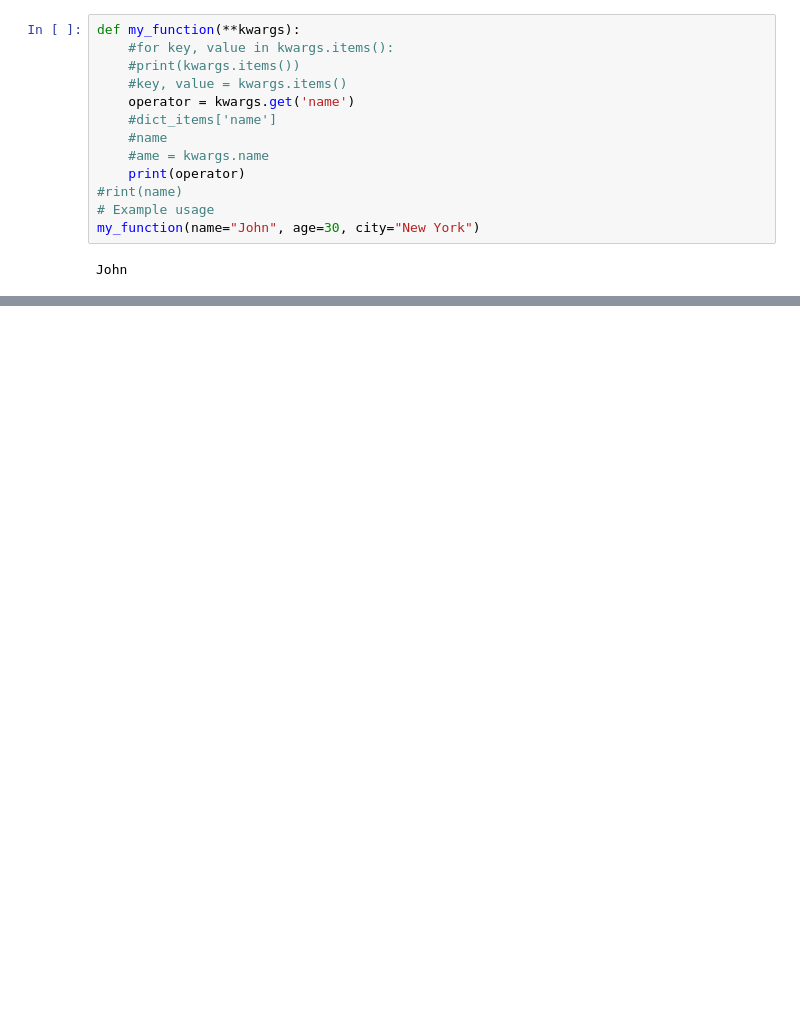
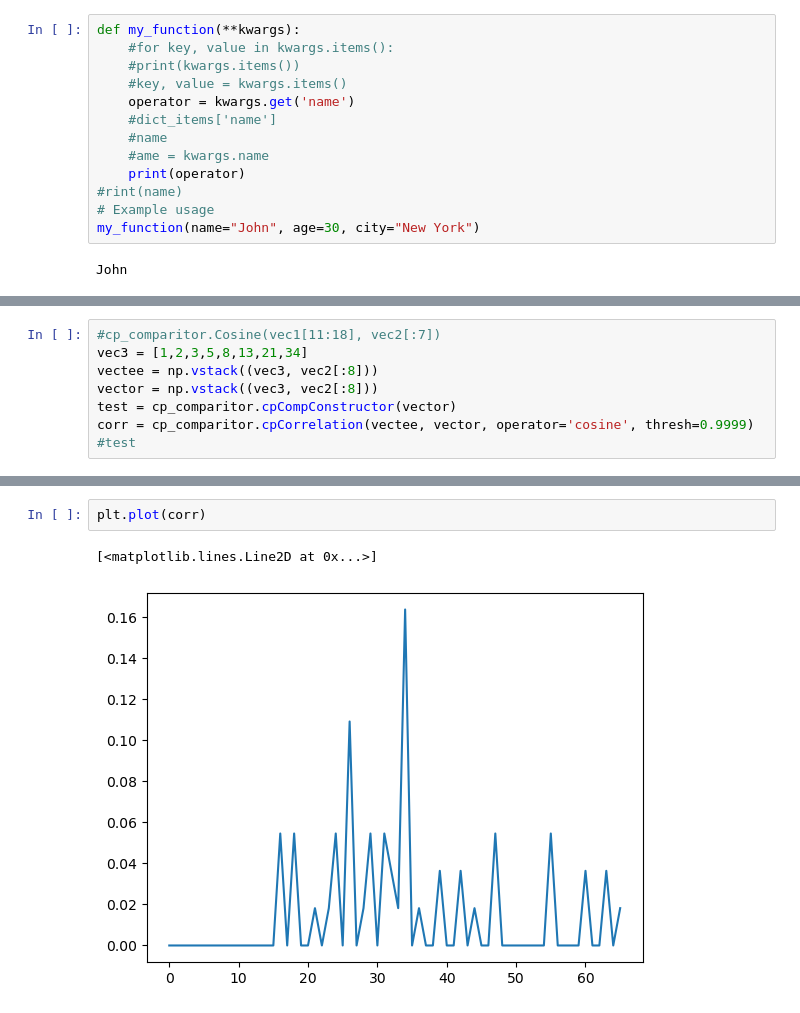
Before and after one commit to phasyn8/different_bayes, a Jupyter notebook: test_functions.ipynb, the cells around one changed output, grey strips where cells are left out. Drawn from its saved outputs; the diff is of its cells as text; blank space fills up the shorter version.

```diff
--- a/test_functions.ipynb
+++ b/test_functions.ipynb
@@ -38,0 +60,8 @@ statAray.argmax(), pvalueAray.argmin()
+# %%
+#cp_comparitor.Cosine(vec1[11:18], vec2[:7])
+vec3 = [1,2,3,5,8,13,21,34]
+vectee = np.vstack((vec3, vec2[:8]))
+vector = np.vstack((vec3, vec2[:8]))
+test = cp_comparitor.cpCompConstructor(vector)
+corr = cp_comparitor.cpCorrelation(vectee, vector, operator='cosine', thresh=0.9999)
+#test
@@ -38,0 +88,5 @@ statAray.argmax(), pvalueAray.argmin()
+# %%
+plt.plot(corr)
+# %% [output]
+[<matplotlib.lines.Line2D at 0x...>]
+[figure, added]
```
Also changed, not shown: parts of 7 cells of this notebook, 2 other files.
